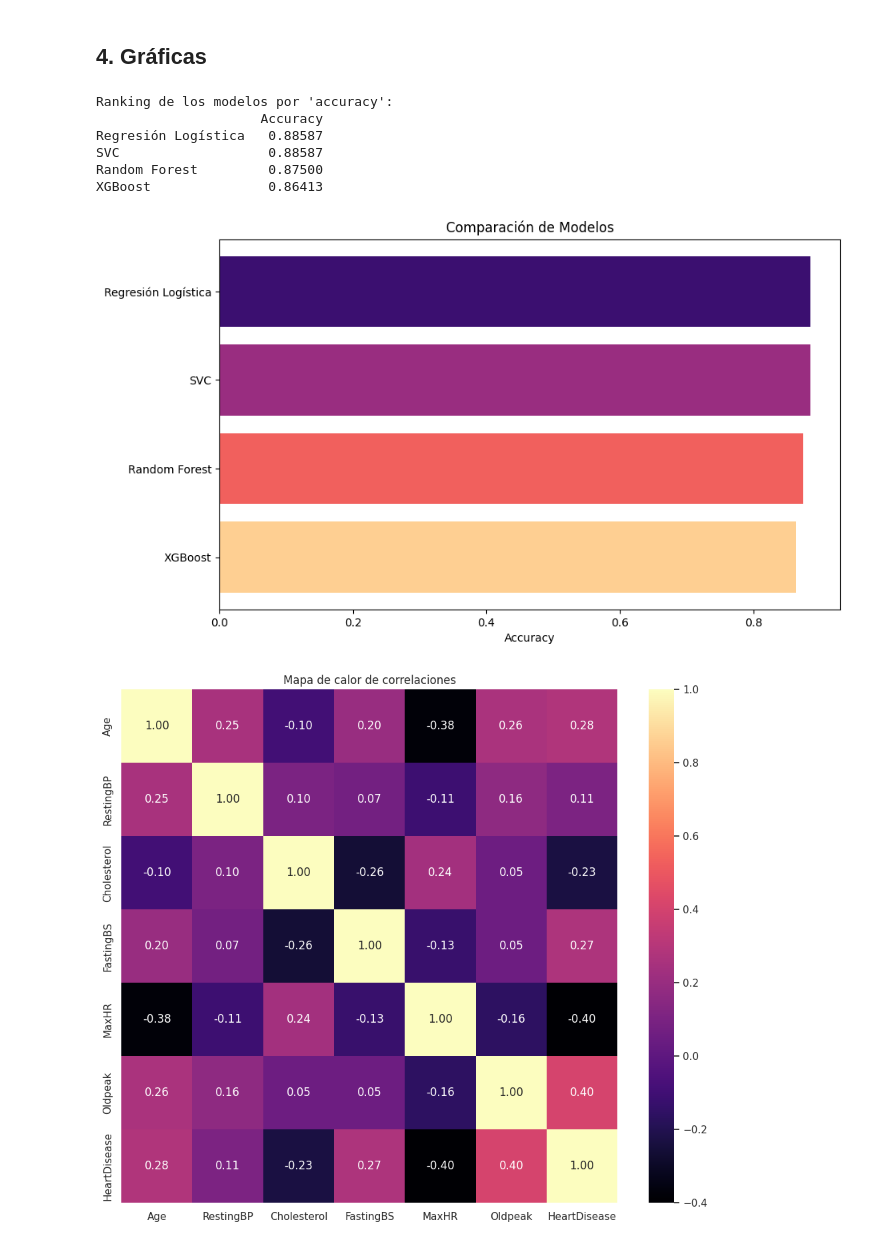
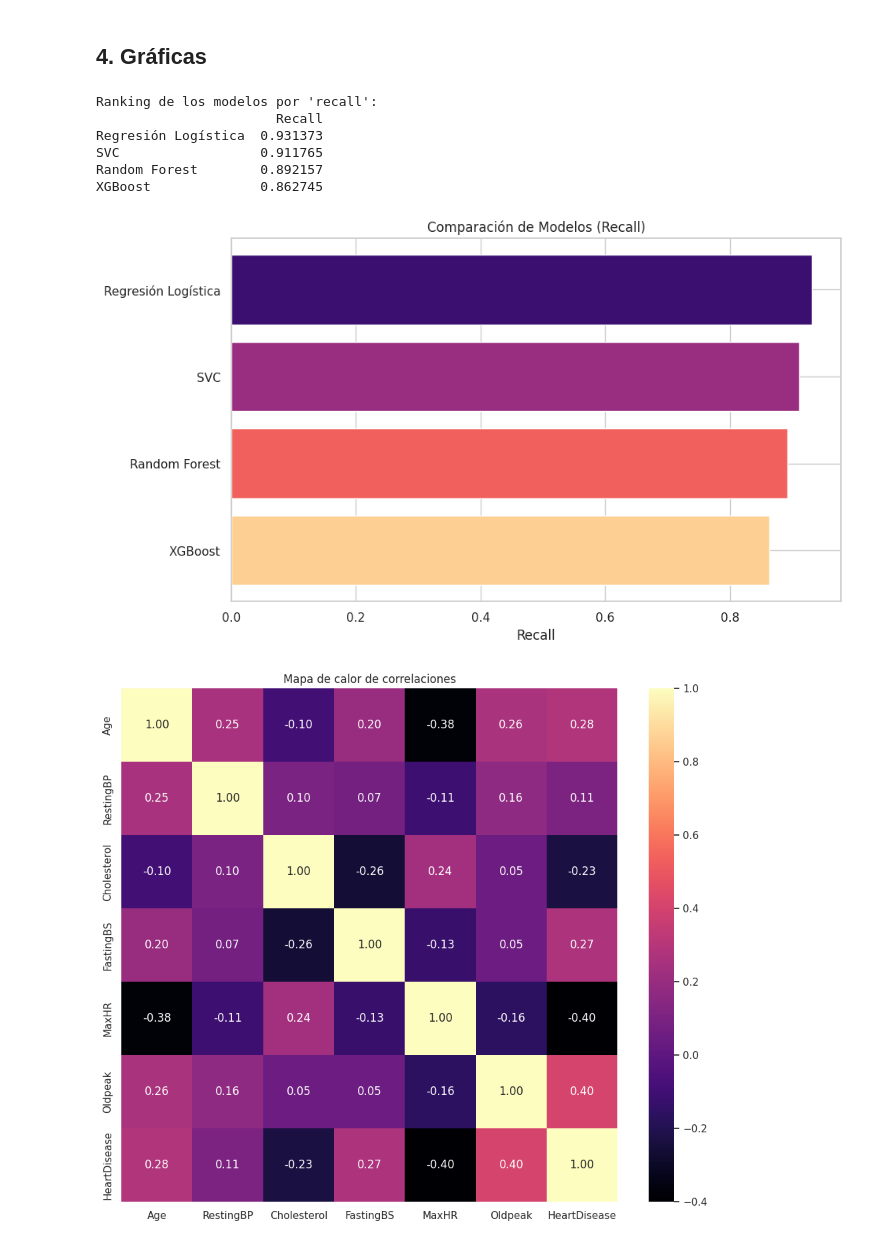
Before and after one commit to Xaiwu/heart-disease-prediction, a Jupyter notebook: notebooks/main.ipynb, the cells around one changed output. Drawn from its saved outputs; the diff is of its cells as text; code cells hidden in the pictures.

```diff
--- a/notebooks/main.ipynb
+++ b/notebooks/main.ipynb
@@ -206,8 +207,10 @@ xgb.fit(X_train_scaled, y_train)
 y_pred_xgb = xgb.predict(X_test_scaled)
 
 accuracy_xgb = accuracy_score(y_test, y_pred_xgb)
-model_scores['XGBoost'] = accuracy_xgb
+recall_xgb = recall_score(y_test, y_pred_xgb)
+model_scores['XGBoost'] = recall_xgb
 
+print(f"Recall: {recall_xgb:.3f}")
 print(f"Accuracy: {accuracy_xgb:.3f}")
 print(f"\nF1: {f1_score(y_test, y_pred_xgb):.3f}")
 print(classification_report(y_test, y_pred_xgb, digits=3))
@@ -223,15 +227,3 @@ F1: 0.876
     accuracy                          0.864       184
    macro avg      0.862     0.864     0.863       184
 weighted avg      0.865     0.864     0.864       184
-# %%
-'''Entrenamiento con SVM'''
-svm_rbf = SVC(kernel="rbf", probability=True, random_state=42)
-svm_rbf.fit(X_train_scaled, y_train)
-y_pred_svm = svm_rbf.predict(X_test_scaled)
-
-accuracy_svc = accuracy_score(y_test, y_pred_svm)
-model_scores['SVC'] = accuracy_svc
-
-print(f"Accuracy: {accuracy_svc:.3f}")
-print(f"\nF1: {f1_score(y_test, y_pred_svm):.3f}")
-print(classification_report(y_test, y_pred_svm, digits=3))
@@ -249,0 +230,14 @@ weighted avg      0.886     0.886     0.886       184
+# %%
+'''Entrenamiento con SVM'''
+svm_rbf = SVC(kernel="rbf", probability=True, random_state=42)
+svm_rbf.fit(X_train_scaled, y_train)
+y_pred_svm = svm_rbf.predict(X_test_scaled)
+
+accuracy_svm = accuracy_score(y_test, y_pred_svm)
+recall_svm = recall_score(y_test, y_pred_svm)
+model_scores['SVC'] = recall_svm
+
+print(f"Recall: {recall_svm:.3f}")
+print(f"Accuracy: {accuracy_svm:.3f}")
+print(f"\nF1: {f1_score(y_test, y_pred_svm):.3f}")
+print(classification_report(y_test, y_pred_svm, digits=3))
@@ -252,34 +259,33 @@ weighted avg      0.886     0.886     0.886       184
 # %%
 # Mostramos los mejores modelos
 # Para ello, nos basamos principalmente en la metrica de 'accuracy
 # Ya que nos interesa cuál es el porcentaje de las predicciones correctas
 # considerando que el dataset no esta tan desbalanceado.
 
-scores_df = pd.DataFrame.from_dict(model_scores, orient='index', columns=['Accuracy'])
-scores_df_sorted = scores_df.sort_values(by='Accuracy', ascending=False)
+scores_df = pd.DataFrame.from_dict(model_scores, orient='index', columns=['Recall'])
+scores_df_sorted = scores_df.sort_values(by='Recall', ascending=False)
 
-print("Ranking de los modelos por 'accuracy':")
+print("Ranking de los modelos por 'recall':")
 print(scores_df_sorted)
 
 n_models = len(scores_df_sorted)
 cmap = plt.get_cmap('magma')
 colors = cmap(np.linspace(0.2, 0.9, n_models))
 
 plt.figure(figsize=(10, 6))
-plt.barh(scores_df_sorted.index, scores_df_sorted['Accuracy'], color=colors)
-plt.xlabel('Accuracy')
-plt.title('Comparación de Modelos')
+plt.barh(scores_df_sorted.index, scores_df_sorted['Recall'], color=colors)
+plt.xlabel('Recall')
+plt.title('Comparación de Modelos (Recall)')
 plt.gca().invert_yaxis()
-plt.savefig(ruta_guardado + 'ranking_modelos.png', dpi=1000, bbox_inches='tight')
 plt.show()
 # %% [output]
-Ranking de los modelos por 'accuracy':
-                     Accuracy
-Regresión Logística   0.88587
-SVC                   0.88587
-Random Forest         0.87500
-XGBoost               0.86413
+Ranking de los modelos por 'recall':
+                       Recall
+Regresión Logística  0.931373
+SVC                  0.911765
+Random Forest        0.892157
+XGBoost              0.862745
-[figure, old version]
+[figure, new version]
 # %%
 # Mapa de calor de correlaciones
 
```
Also changed, not shown: parts of 24 cells of this notebook.
